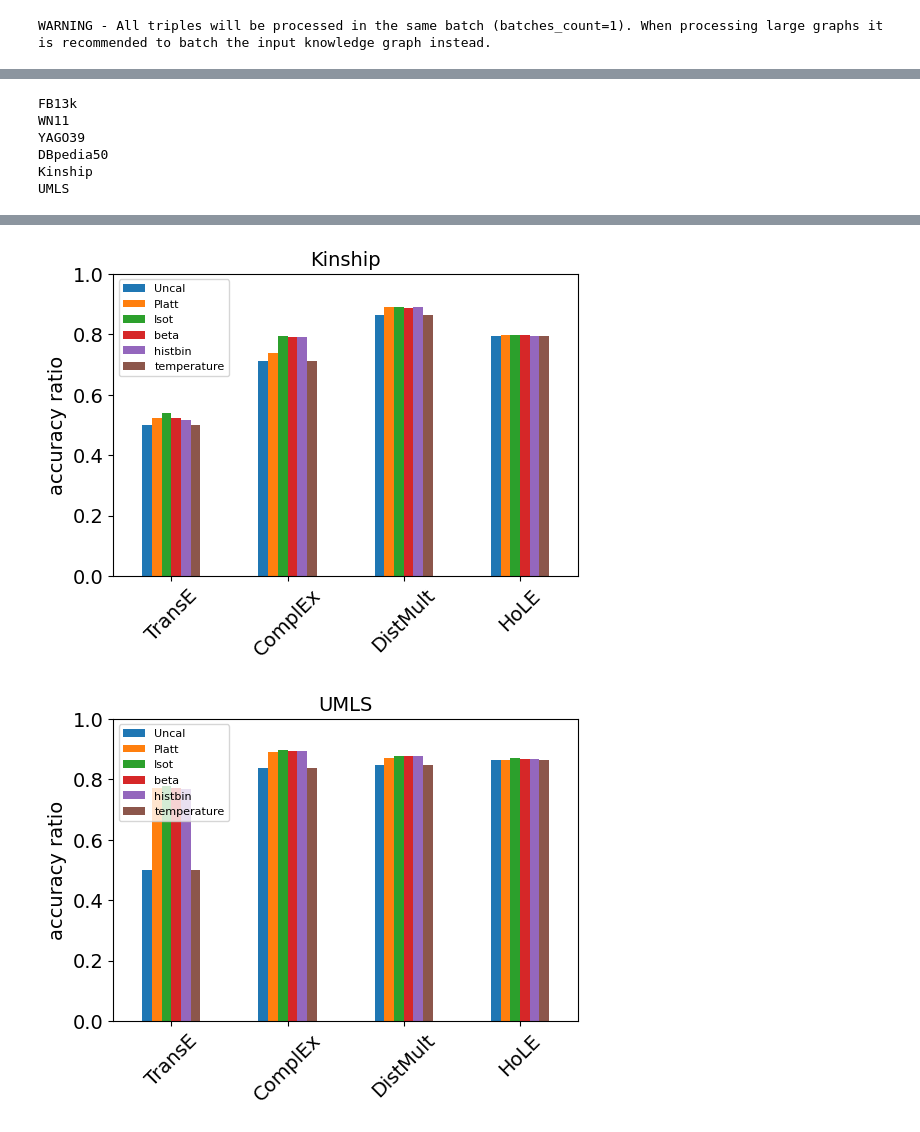
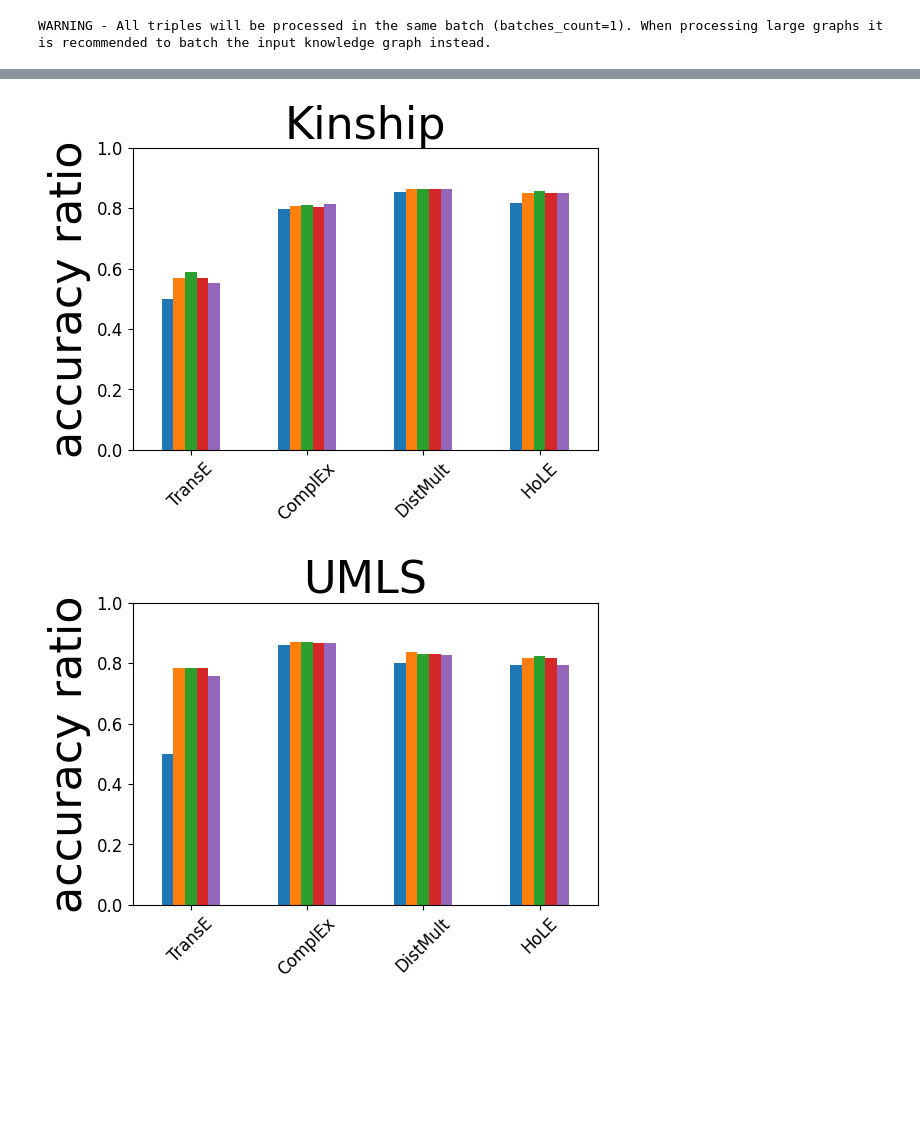
Before and after one commit to TREAT-UOE/kgcal, a Jupyter notebook: notebooks/exp4-2.ipynb, the cells around one changed output, grey strips where cells are left out. Saved outputs shown, nothing was run; the diff lists cells and outputs as text; code cells hidden in the pictures; blank space fills up the shorter version.

```diff
--- a/notebooks/exp4-2.ipynb
+++ b/notebooks/exp4-2.ipynb
@@ -25,7 +25,7 @@ kges = get_kgemodels()
 WARNING - All triples will be processed in the same batch (batches_count=1). When processing large graphs it is recommended to batch the input knowledge graph instead.
 # %%
 exp = Experiment(
-    cals=[cals.uncal, cals.platt, cals.isot, cals.beta, cals.histbin, cals.temperature],
+    cals=[cals.uncal, cals.platt, cals.isot, cals.beta, cals.histbin],
     datasets=[ds.fb13, ds.wn18, ds.yago39, ds.dp50, ds.kinship, ds.umls],
     kges=[kges.transE, kges.complEx, kges.distMult, kges.hoLE],
     metrics=[brier_score, negative_log_loss, ks_error, ece]
@@ -73,14 +57,5 @@ ece                             0.099808  }}
 # %%
 from sklearn.calibration import CalibrationDisplay
-
-plt.rcParams['figure.dpi'] = 200 # default for me was 75
-plt.rc('axes', labelsize=3)
-plt.rc('axes', titlesize=3)
-plt.rc('xtick', labelsize=3)
-plt.rc('ytick', labelsize=3)
-plt.rc('legend', fontsize=3)
-plt.rc('lines', linewidth=0.5)
-plt.rc('lines', markersize=0.5)
 
 
 def plot_ds_kge_cals(data, kge, cals, ax=None):
@@ -97,7 +72,16 @@ def plot_ds_kge_cals(data, kge, cals, ax=None):
     ax.set(xlabel=None)
     ax.set(ylabel=None)
 # %%
-fig, axes = plt.subplots(7, 4)
+plt.rc('figure', dpi=200) # default for me was 75
+plt.rc('axes', labelsize=10)
+plt.rc('axes', titlesize=8)
+plt.rc('xtick', labelsize=5)
+plt.rc('ytick', labelsize=5)
+plt.rc('legend', fontsize=8)
+plt.rc('lines', linewidth=0.5)
+plt.rc('lines', markersize=0.5)
+
+fig, axes = plt.subplots(6, 4)
 plt.xlabel('Mean Predicted Probability')
 plt.ylabel('Fraction of Positives')
 fig.tight_layout(h_pad=0.8)
@@ -105,6 +89,7 @@ for i, data in enumerate(exp.datasets):
     for j, kge in enumerate(exp.trained_kges[data.name].values()):
         cals = exp.trained_cals[data.name][kge.name].values()
         plot_ds_kge_cals(data, kge, cals, axes[i][j])
-
+fig.supxlabel('Mean Predicted Probability')
+fig.supylabel('Fraction of Positives')
 # plt.legend()
 # %% [output]
@@ -125,27 +111,24 @@ for i, data in enumerate(exp.datasets):
             res[data.name][kge.name].append(accuracy_score(data.y_test, preds))
 # %%
 plt.rc('figure', dpi=100) # default for me was 75
-plt.rc('axes', labelsize=14)
-plt.rc('axes', titlesize=14)
-plt.rc('xtick', labelsize=14)
-plt.rc('ytick', labelsize=14)
+plt.rc('axes', labelsize=32)
+plt.rc('axes', titlesize=32)
+plt.rc('xtick', labelsize=12)
+plt.rc('ytick', labelsize=12)
 plt.rc('legend', fontsize=8)
 plt.rc('lines', linewidth=2)
 plt.rc('lines', markersize=2)
 
 for k in res.keys():
-    print(k)
+    # print(k)
     # print(pd.DataFrame(res[k], index=['Uncal', 'Platt', 'Isot', 'beta', 'histbin', 'temperature']).T.round(3))
-    ax = pd.DataFrame(res[k], index=['Uncal', 'Platt', 'Isot', 'beta', 'histbin', 'temperature']).T.round(3).plot(kind='bar')
+    ax = pd.DataFrame(res[k], index=['Uncal', 'Platt', 'Isot', 'beta', 'histbin', ]).T.round(3).plot(kind='bar')
     # ax.set_xlabel('KGE models ')
     ax.set_xticklabels(['TransE', 'ComplEx', 'DistMult', 'HoLE'], rotation = 45)
     ax.set_ylabel('accuracy ratio')
     ax.set_title(f'{k}')
     ax.set_ylim(0, 1.0)
+    if k != 'FB13k':
+        ax.legend()
+        ax.get_legend().remove()
 # %% [output]
-FB13k
-WN11
-YAGO39
-DBpedia50
-Kinship
-UMLS
@@ -156,2 +139,2 @@ UMLS
-[figure, old version]
+[figure, new version]
-[figure, old version]
+[figure, new version]
```
Also changed, not shown: parts of 8 cells of this notebook, 26 other files.
